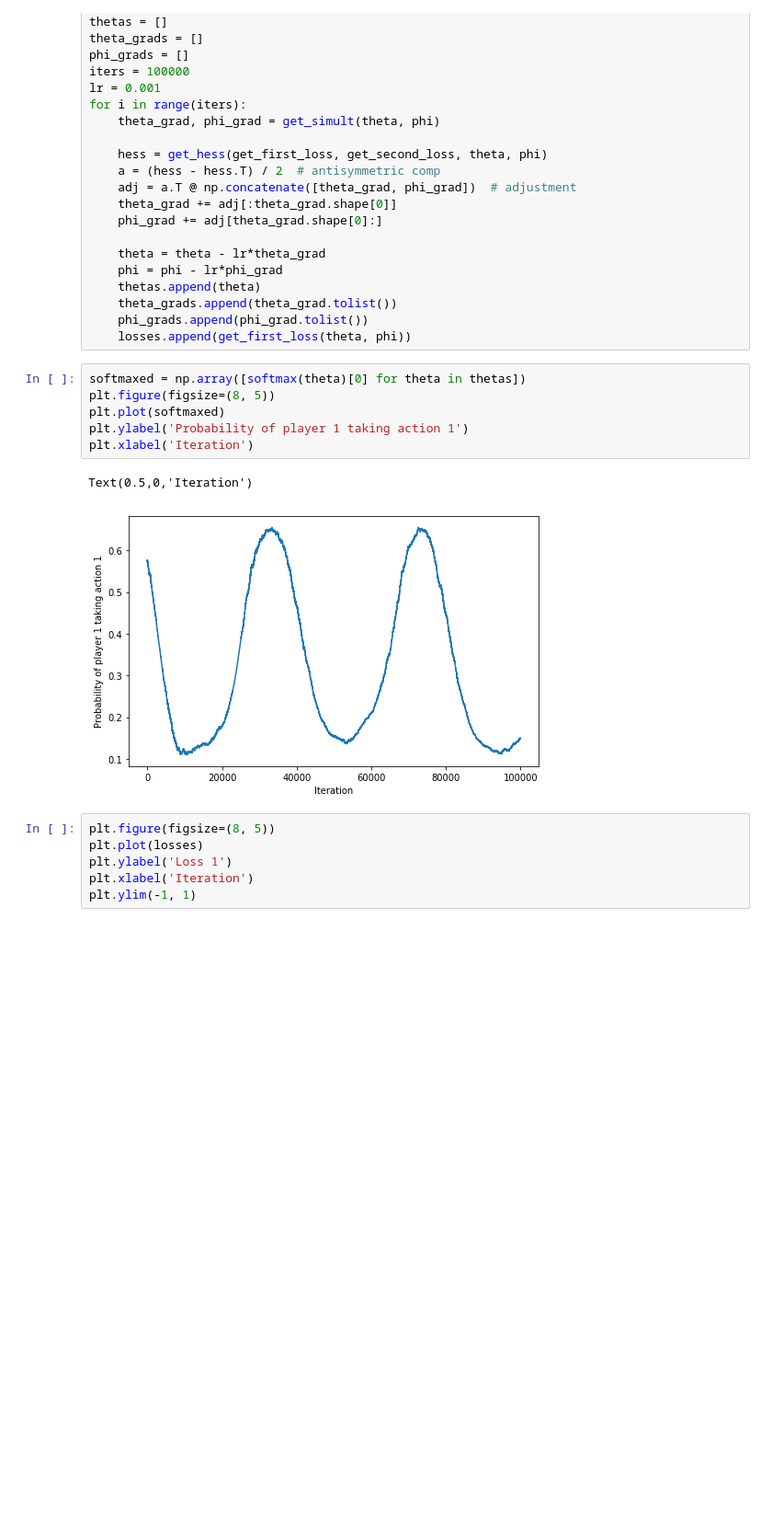
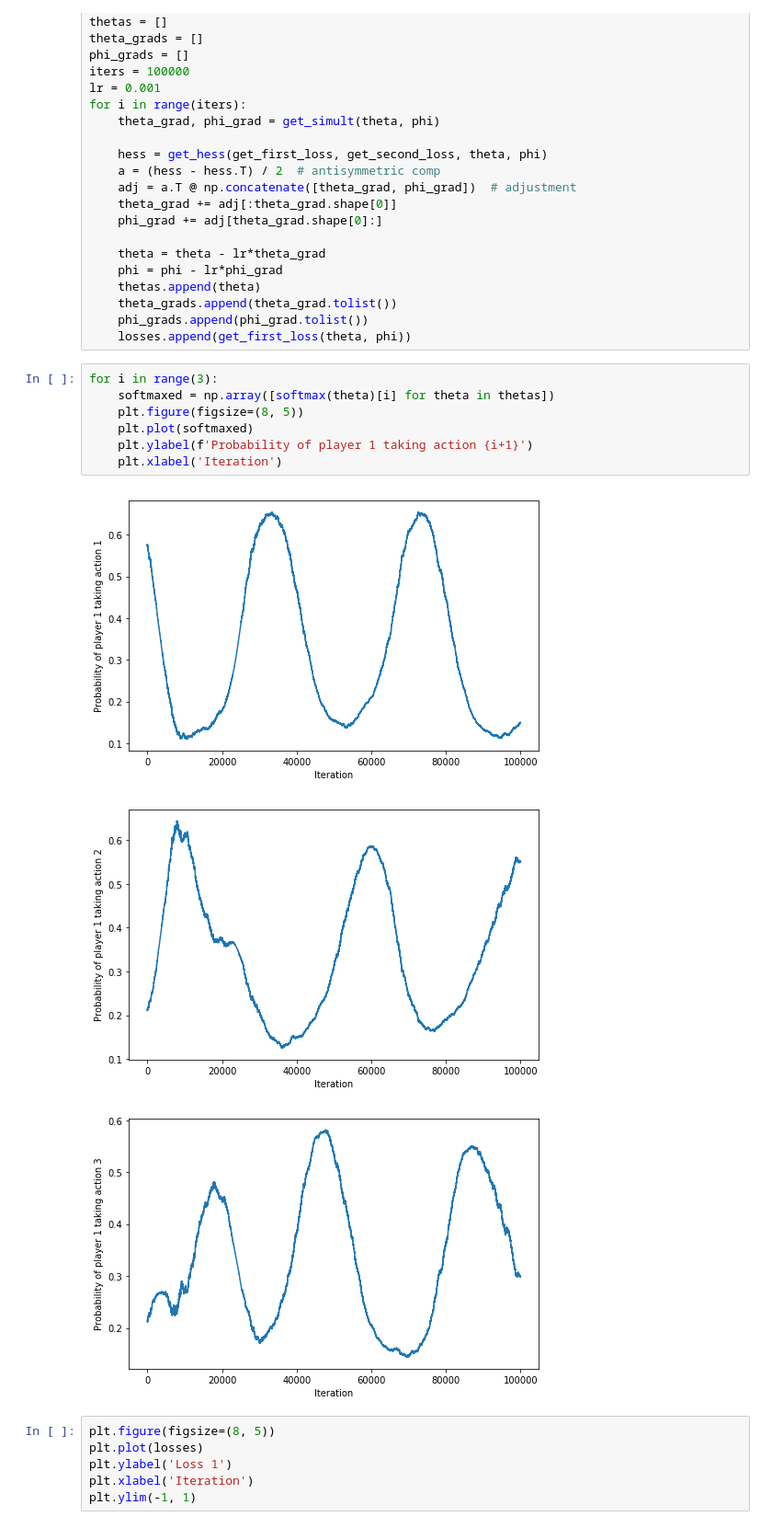
Before and after one commit to alexlyzhov/n-player-games, a Jupyter notebook: rock_paper_scissors.ipynb, the cells around one changed output. Shown at 92% size. Cells and saved outputs as stored; diff of their text form; blank space fills up the shorter version.

```diff
--- a/rock_paper_scissors.ipynb
+++ b/rock_paper_scissors.ipynb
@@ -252,14 +252,16 @@ for i in range(iters):
     phi_grads.append(phi_grad.tolist())
     losses.append(get_first_loss(theta, phi))
 # %%
-softmaxed = np.array([softmax(theta)[0] for theta in thetas])
-plt.figure(figsize=(8, 5))
-plt.plot(softmaxed)
-plt.ylabel('Probability of player 1 taking action 1')
-plt.xlabel('Iteration')
+for i in range(3):
+    softmaxed = np.array([softmax(theta)[i] for theta in thetas])
+    plt.figure(figsize=(8, 5))
+    plt.plot(softmaxed)
+    plt.ylabel(f'Probability of player 1 taking action {i+1}')
+    plt.xlabel('Iteration')
 # %% [output]
-Text(0.5,0,'Iteration')
 [figure]
+[figure, added]
+[figure, added]
 # %%
 plt.figure(figsize=(8, 5))
 plt.plot(losses)
```
